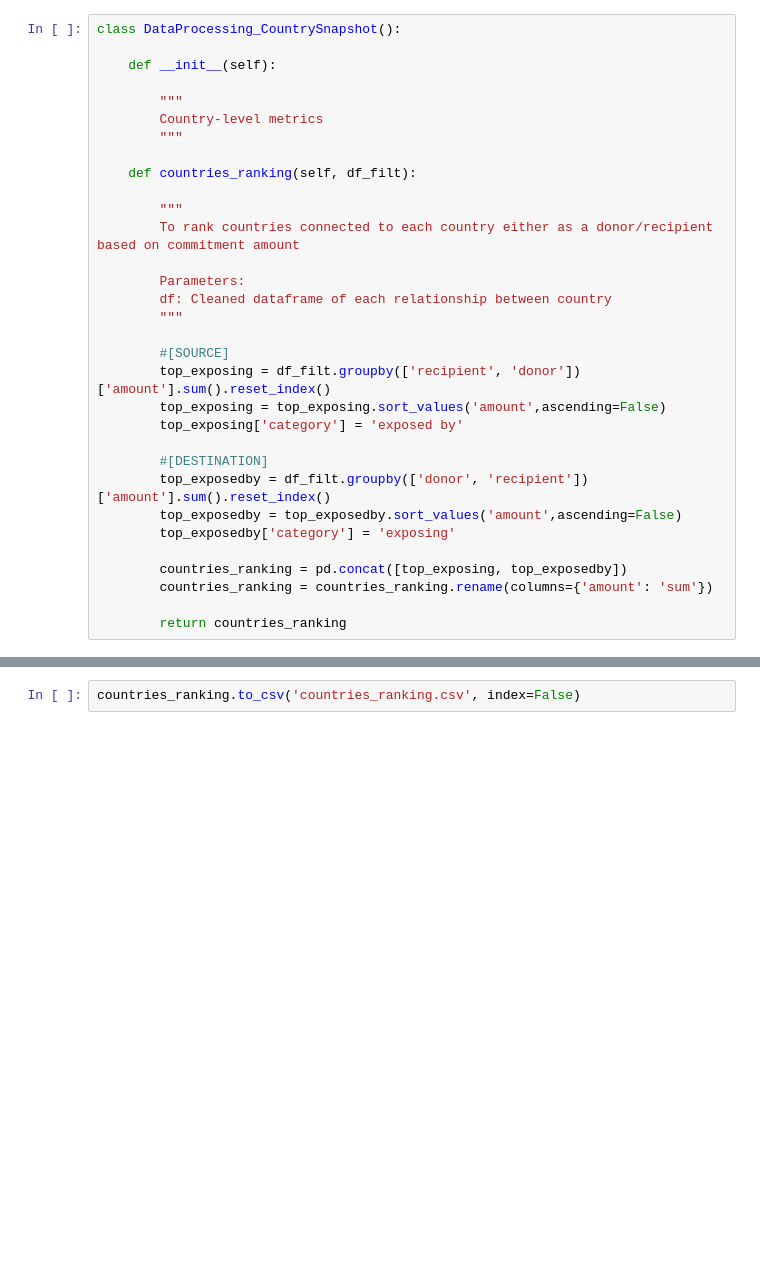
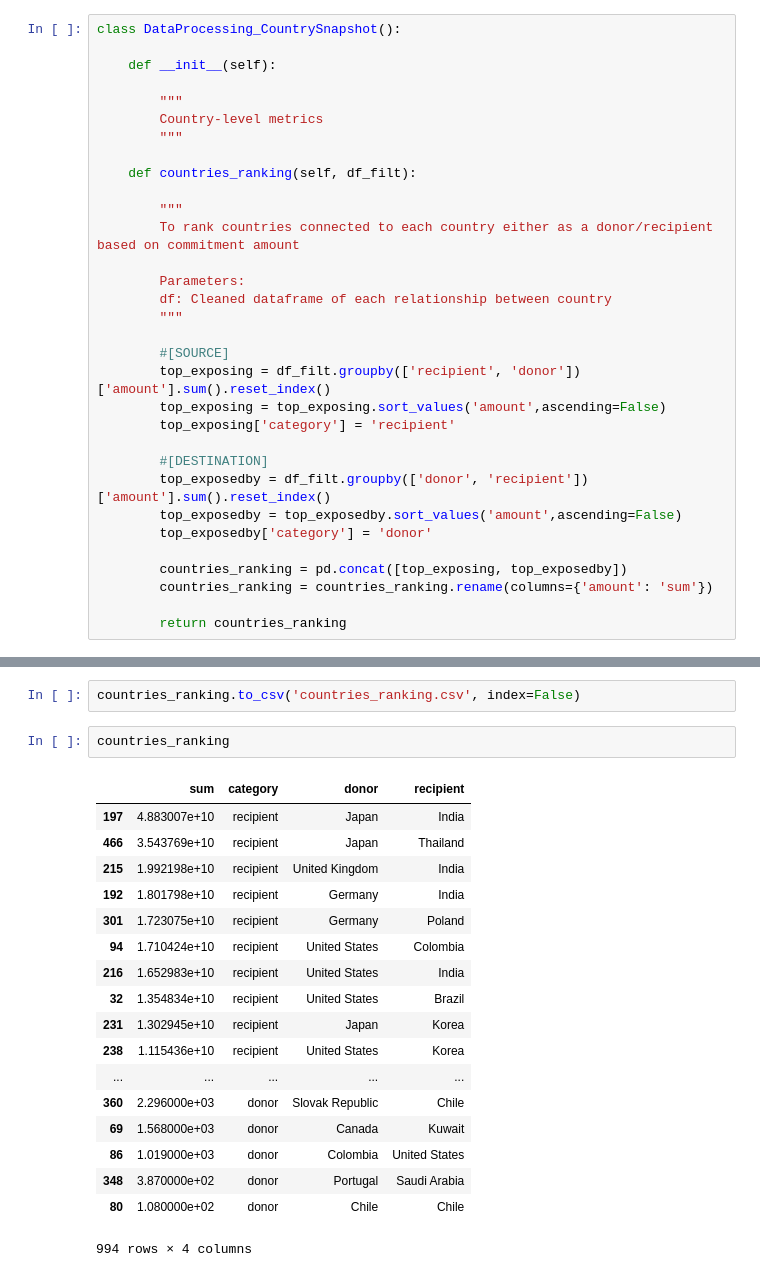
Before and after one commit to dianaow/dianaow.github.io, a Jupyter notebook: SWDchallenge/data/data_processing.ipynb, the cells around one changed output, grey strips where cells are left out. Saved outputs shown, nothing was run; the diff lists cells and outputs as text; blank space fills up the shorter version.

```diff
--- a/SWDchallenge/data/data_processing.ipynb
+++ b/SWDchallenge/data/data_processing.ipynb
@@ -390,12 +390,12 @@ class DataProcessing_CountrySnapshot():
         #[SOURCE]
         top_exposing = df_filt.groupby(['recipient', 'donor'])['amount'].sum().reset_index()
         top_exposing = top_exposing.sort_values('amount',ascending=False)
-        top_exposing['category'] = 'exposed by'
+        top_exposing['category'] = 'recipient'
 
         #[DESTINATION]
         top_exposedby = df_filt.groupby(['donor', 'recipient'])['amount'].sum().reset_index()
         top_exposedby = top_exposedby.sort_values('amount',ascending=False)
-        top_exposedby['category'] = 'exposing'
+        top_exposedby['category'] = 'donor'
 
         countries_ranking = pd.concat([top_exposing, top_exposedby])
         countries_ranking = countries_ranking.rename(columns={'amount': 'sum'})
@@ -412,3 +412,24 @@ To accept the future behavior, pass 'sort=False'.
 To retain the current behavior and silence the warning, pass 'sort=True'.
 # %%
 countries_ranking.to_csv('countries_ranking.csv', index=False)
+# %%
+countries_ranking
+# %% [output]
+|  | sum | category | donor | recipient |
+| 197 | 4.883007e+10 | recipient | Japan | India |
+| 466 | 3.543769e+10 | recipient | Japan | Thailand |
+| 215 | 1.992198e+10 | recipient | United Kingdom | India |
+| 192 | 1.801798e+10 | recipient | Germany | India |
+| 301 | 1.723075e+10 | recipient | Germany | Poland |
+| 94 | 1.710424e+10 | recipient | United States | Colombia |
+| 216 | 1.652983e+10 | recipient | United States | India |
+| 32 | 1.354834e+10 | recipient | United States | Brazil |
+| 231 | 1.302945e+10 | recipient | Japan | Korea |
+| 238 | 1.115436e+10 | recipient | United States | Korea |
+| ... | ... | ... | ... | ... |
+| 360 | 2.296000e+03 | donor | Slovak Republic | Chile |
+| 69 | 1.568000e+03 | donor | Canada | Kuwait |
+| 86 | 1.019000e+03 | donor | Colombia | United States |
+| 348 | 3.870000e+02 | donor | Portugal | Saudi Arabia |
+| 80 | 1.080000e+02 | donor | Chile | Chile |
+994 rows × 4 columns
```
Also changed, not shown: parts of 4 cells of this notebook, 1 other file.
